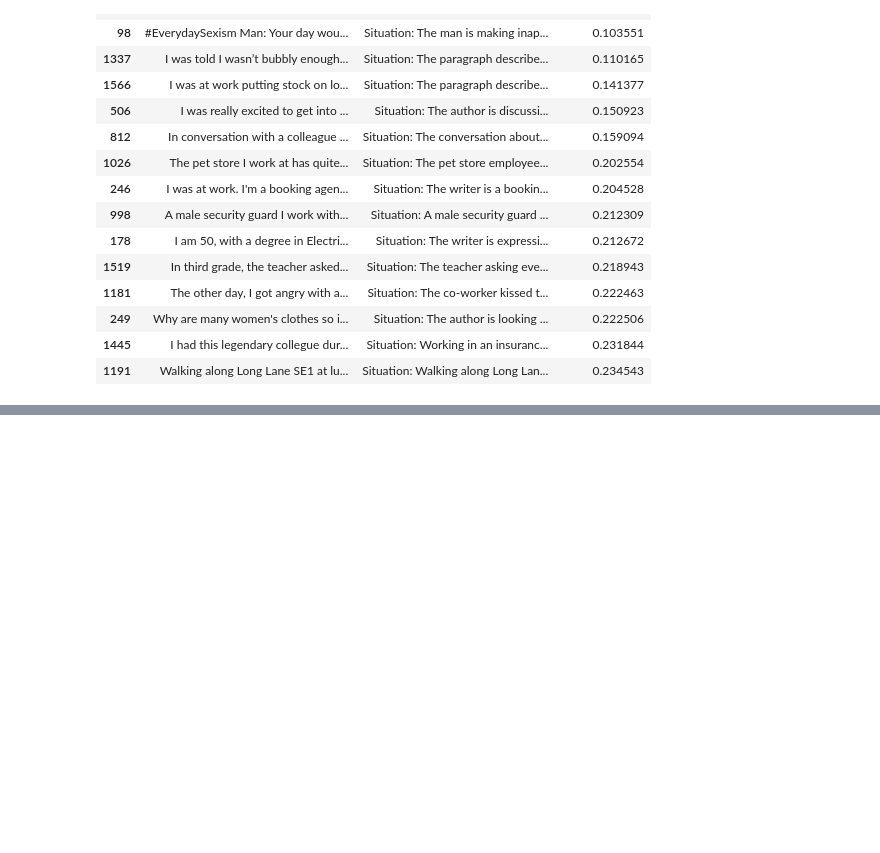
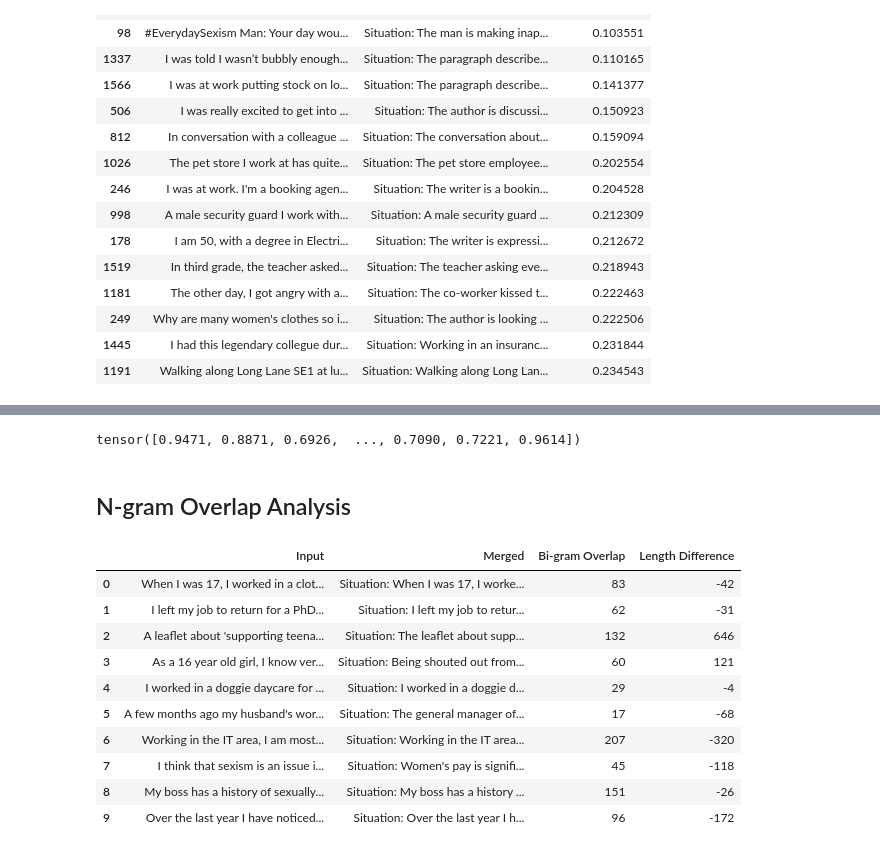
Before and after one commit to UCR-Senior-Design/course-project-fifty-fifty, a Jupyter notebook: deepnote/NegativeDatasetQuality/NegativeDatasetQuality.ipynb, the cells around one changed output, grey strips where cells are left out. Saved outputs shown, nothing was run; the diff lists cells and outputs as text; code cells hidden in the pictures; blank space fills up the shorter version.

```diff
--- a/deepnote/NegativeDatasetQuality/NegativeDatasetQuality.ipynb
+++ b/deepnote/NegativeDatasetQuality/NegativeDatasetQuality.ipynb
@@ -1,7 +1,7 @@
 # %%
 import pandas as pd
 # %%
-dataset = pd.read_csv("DatasetFinal.csv")
+dataset = pd.read_csv("/work/course_project_fifty_fifty/DatasetFinal.csv")
 df = dataset.copy()
 # %%
 dataset.head(20)
@@ -271,0 +196,9 @@ range(0, 1768)
+# %%
+# Calculate cosine similarity between Input and Merged embeddings
+cosine_scores = util.pytorch_cos_sim(input_embeddings, merged_embeddings)
+# Display the cosine similarity scores
+cosine_scores.diag()
+# %% [output]
+tensor([0.9471, 0.8871, 0.6926,  ..., 0.7090, 0.7221, 0.9614])
+# %% [markdown]
+## N-gram Overlap Analysis
@@ -271,0 +228,14 @@ range(0, 1768)
+# %%
+analysis_results.head(10)
+# %% [output]
+|  | Input | Merged | Bi-gram Overlap | Length Difference |
+| 0 | When I was 17, I worked in a clot... | Situation: When I was 17, I worke... | 83 | -42 |
+| 1 | I left my job to return for a PhD... | Situation: I left my job to retur... | 62 | -31 |
+| 2 | A leaflet about 'supporting teena... | Situation: The leaflet about supp... | 132 | 646 |
+| 3 | As a 16 year old girl, I know ver... | Situation: Being shouted out from... | 60 | 121 |
+| 4 | I worked in a doggie daycare for ... | Situation: I worked in a doggie d... | 29 | -4 |
+| 5 | A few months ago my husband's wor... | Situation: The general manager of... | 17 | -68 |
+| 6 | Working in the IT area, I am most... | Situation: Working in the IT area... | 207 | -320 |
+| 7 | I think that sexism is an issue i... | Situation: Women's pay is signifi... | 45 | -118 |
+| 8 | My boss has a history of sexually... | Situation: My boss has a history ... | 151 | -26 |
+| 9 | Over the last year I have noticed... | Situation: Over the last year I h... | 96 | -172 |
```
Also changed, not shown: parts of 27 cells of this notebook.
